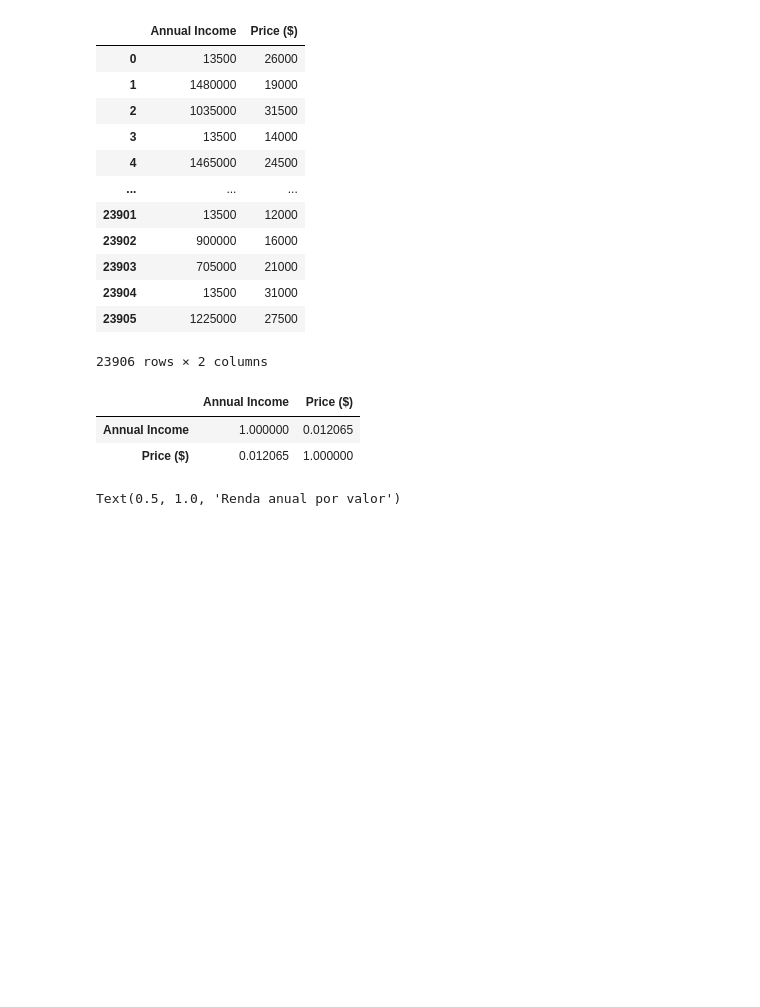
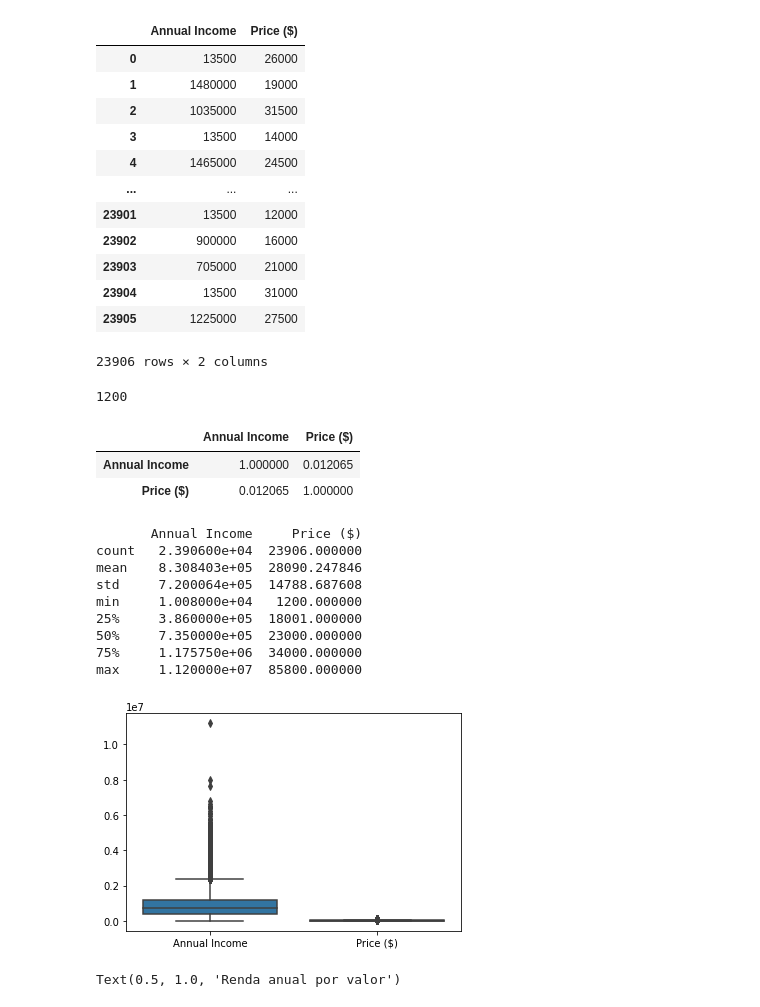
Before and after one commit to GabrielVila/Car-Sales-Report, a Jupyter notebook: projeto_carro.ipynb, the cells around one changed output. Cells and saved outputs as stored; diff of their text form; code cells hidden in the pictures; blank space fills up the shorter version.

```diff
--- a/projeto_carro.ipynb
+++ b/projeto_carro.ipynb
@@ -592,6 +582,10 @@ renda_preco
 | 23904 | 13500 | 31000 |
 | 23905 | 1225000 | 27500 |
 23906 rows × 2 columns
+# %%
+renda_preco['Price ($)'].min()
+# %% [output]
+1200
 # %%
 #Correlação entre renda e preço do carro
 renda_preco.corr()
@@ -599,6 +593,21 @@ renda_preco.corr()
 |  | Annual Income | Price ($) |
 | Annual Income | 1.000000 | 0.012065 |
 | Price ($) | 0.012065 | 1.000000 |
+# %%
+print(renda_preco.describe())
+sns.boxplot(data=renda_preco)
+plt.show()
+# %% [output]
+       Annual Income     Price ($)
+count   2.390600e+04  23906.000000
+mean    8.308403e+05  28090.247846
+std     7.200064e+05  14788.687608
+min     1.008000e+04   1200.000000
+25%     3.860000e+05  18001.000000
+50%     7.350000e+05  23000.000000
+75%     1.175750e+06  34000.000000
+max     1.120000e+07  85800.000000
+[figure, added]
 # %%
 plt.figure(figsize=(12, 6))
 
```
Also changed, not shown: parts of 25 cells of this notebook.
